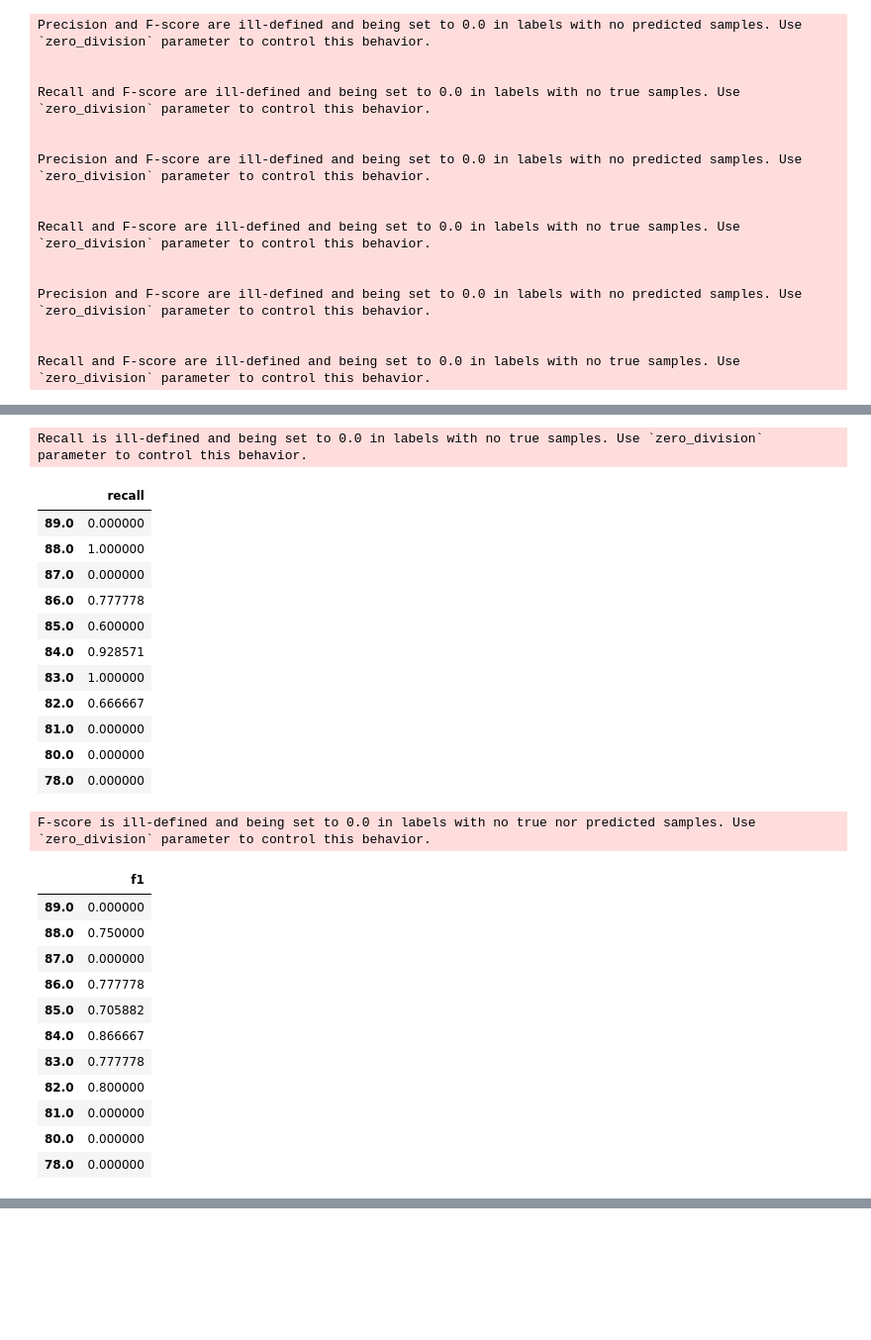
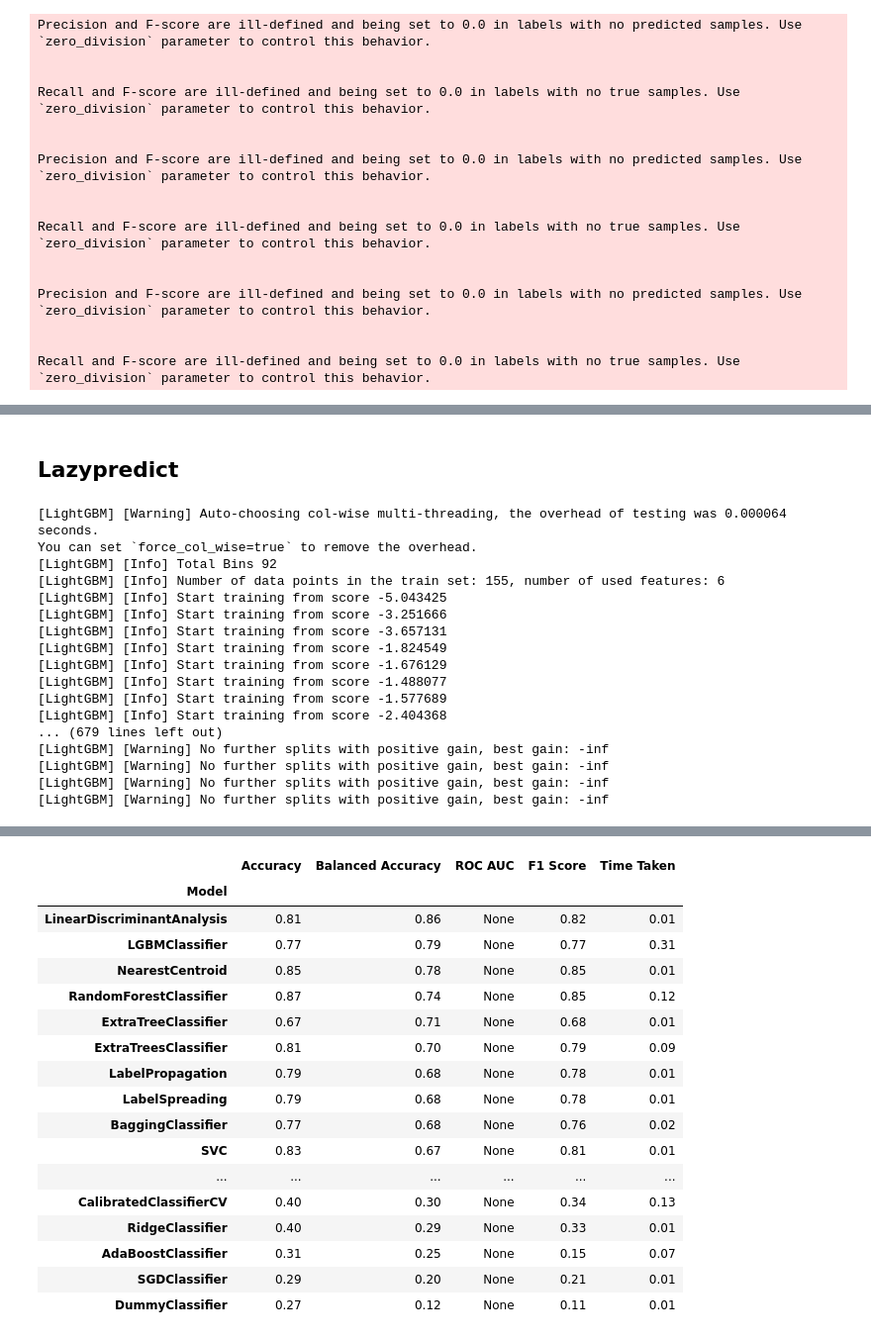
Before and after one commit to Cabone01/Coffee-Coffee, a Jupyter notebook: Coffee_Machine_Learning.ipynb, the cells around one changed output, grey strips where cells are left out. Shown at 99% size. Saved outputs shown, nothing was run; the diff lists cells and outputs as text; code cells hidden in the pictures; blank space fills up the shorter version.

Commit message:
Testing new libraries

```diff
--- a/Coffee_Machine_Learning.ipynb
+++ b/Coffee_Machine_Learning.ipynb
@@ -371,38 +352,2 @@ Precision is ill-defined and being set to 0.0 in labels with no predicted sample
-# %%
-recall = metrics.recall_score(y_test, tree_prediction, average=None, labels=np.unique(y_train))
-recall_results = pd.DataFrame(recall, index=[str(x) for x in y.unique()])
-recall_results.rename(columns={0:'recall'}, inplace=True)
-recall_results
-# %% [output]
-Recall is ill-defined and being set to 0.0 in labels with no true samples. Use `zero_division` parameter to control this behavior.
-|  | recall |
-| 89.0 | 0.000000 |
-| 88.0 | 1.000000 |
-| 87.0 | 0.000000 |
-| 86.0 | 0.777778 |
-| 85.0 | 0.600000 |
-| 84.0 | 0.928571 |
-| 83.0 | 1.000000 |
-| 82.0 | 0.666667 |
-| 81.0 | 0.000000 |
-| 80.0 | 0.000000 |
-| 78.0 | 0.000000 |
-# %%
-f1 = metrics.f1_score(y_test, tree_prediction, average=None, labels=np.unique(y_train))
-f1_results = pd.DataFrame(f1, index=[str(x) for x in y.unique()])
-f1_results.rename(columns={0:'f1'}, inplace=True)
-f1_results
-# %% [output]
-F-score is ill-defined and being set to 0.0 in labels with no true nor predicted samples. Use `zero_division` parameter to control this behavior.
-|  | f1 |
-| 89.0 | 0.000000 |
-| 88.0 | 0.750000 |
-| 87.0 | 0.000000 |
-| 86.0 | 0.777778 |
-| 85.0 | 0.705882 |
-| 84.0 | 0.866667 |
-| 83.0 | 0.777778 |
-| 82.0 | 0.800000 |
-| 81.0 | 0.000000 |
-| 80.0 | 0.000000 |
-| 78.0 | 0.000000 |
+# %% [markdown]
+## Lazypredict
@@ -408,0 +357,22 @@ F-score is ill-defined and being set to 0.0 in labels with no true nor predicted
+# %%
+clf_laz = LazyClassifier(verbose=0, ignore_warnings=True)
+lazy_model, lazy_pred = clf_laz.fit(X_train_scaled, X_test_scaled, y_train, y_test)
+lazy_model
+# %% [output]
+[LightGBM] [Warning] Auto-choosing col-wise multi-threading, the overhead of testing was 0.000064 seconds.
+You can set `force_col_wise=true` to remove the overhead.
+[LightGBM] [Info] Total Bins 92
+[LightGBM] [Info] Number of data points in the train set: 155, number of used features: 6
+[LightGBM] [Info] Start training from score -5.043425
+[LightGBM] [Info] Start training from score -3.251666
+[LightGBM] [Info] Start training from score -3.657131
+[LightGBM] [Info] Start training from score -1.824549
+[LightGBM] [Info] Start training from score -1.676129
+[LightGBM] [Info] Start training from score -1.488077
+[LightGBM] [Info] Start training from score -1.577689
+[LightGBM] [Info] Start training from score -2.404368
+... (679 lines left out)
+[LightGBM] [Warning] No further splits with positive gain, best gain: -inf
+[LightGBM] [Warning] No further splits with positive gain, best gain: -inf
+[LightGBM] [Warning] No further splits with positive gain, best gain: -inf
+[LightGBM] [Warning] No further splits with positive gain, best gain: -inf
@@ -408,0 +396,18 @@ F-score is ill-defined and being set to 0.0 in labels with no true nor predicted
+|  | Accuracy | Balanced Accuracy | ROC AUC | F1 Score | Time Taken |
+| Model |  |  |  |  |  |
+| LinearDiscriminantAnalysis | 0.81 | 0.86 | None | 0.82 | 0.01 |
+| LGBMClassifier | 0.77 | 0.79 | None | 0.77 | 0.31 |
+| NearestCentroid | 0.85 | 0.78 | None | 0.85 | 0.01 |
+| RandomForestClassifier | 0.87 | 0.74 | None | 0.85 | 0.12 |
+| ExtraTreeClassifier | 0.67 | 0.71 | None | 0.68 | 0.01 |
+| ExtraTreesClassifier | 0.81 | 0.70 | None | 0.79 | 0.09 |
+| LabelPropagation | 0.79 | 0.68 | None | 0.78 | 0.01 |
+| LabelSpreading | 0.79 | 0.68 | None | 0.78 | 0.01 |
+| BaggingClassifier | 0.77 | 0.68 | None | 0.76 | 0.02 |
+| SVC | 0.83 | 0.67 | None | 0.81 | 0.01 |
+| ... | ... | ... | ... | ... | ... |
+| CalibratedClassifierCV | 0.40 | 0.30 | None | 0.34 | 0.13 |
+| RidgeClassifier | 0.40 | 0.29 | None | 0.33 | 0.01 |
+| AdaBoostClassifier | 0.31 | 0.25 | None | 0.15 | 0.07 |
+| SGDClassifier | 0.29 | 0.20 | None | 0.21 | 0.01 |
+| DummyClassifier | 0.27 | 0.12 | None | 0.11 | 0.01 |
```
Also changed, not shown: parts of 12 cells of this notebook.
